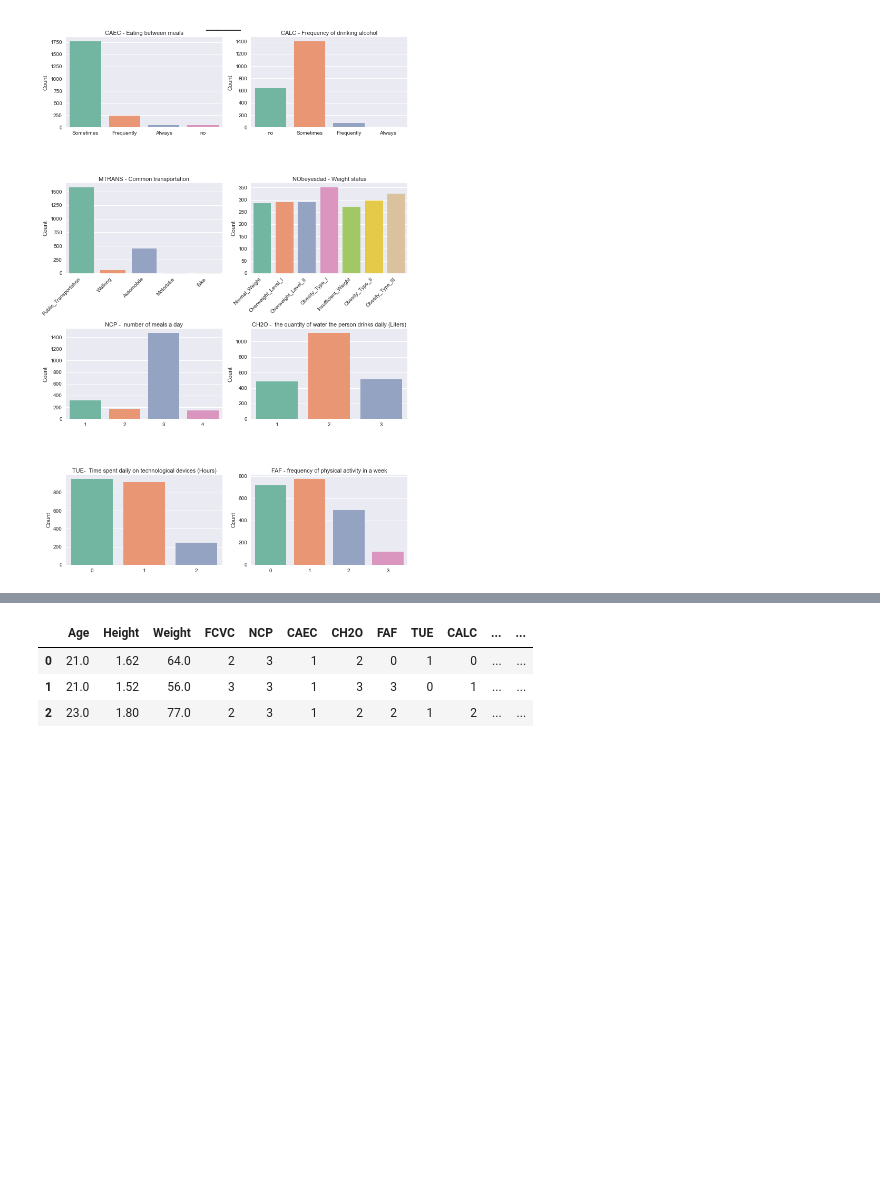
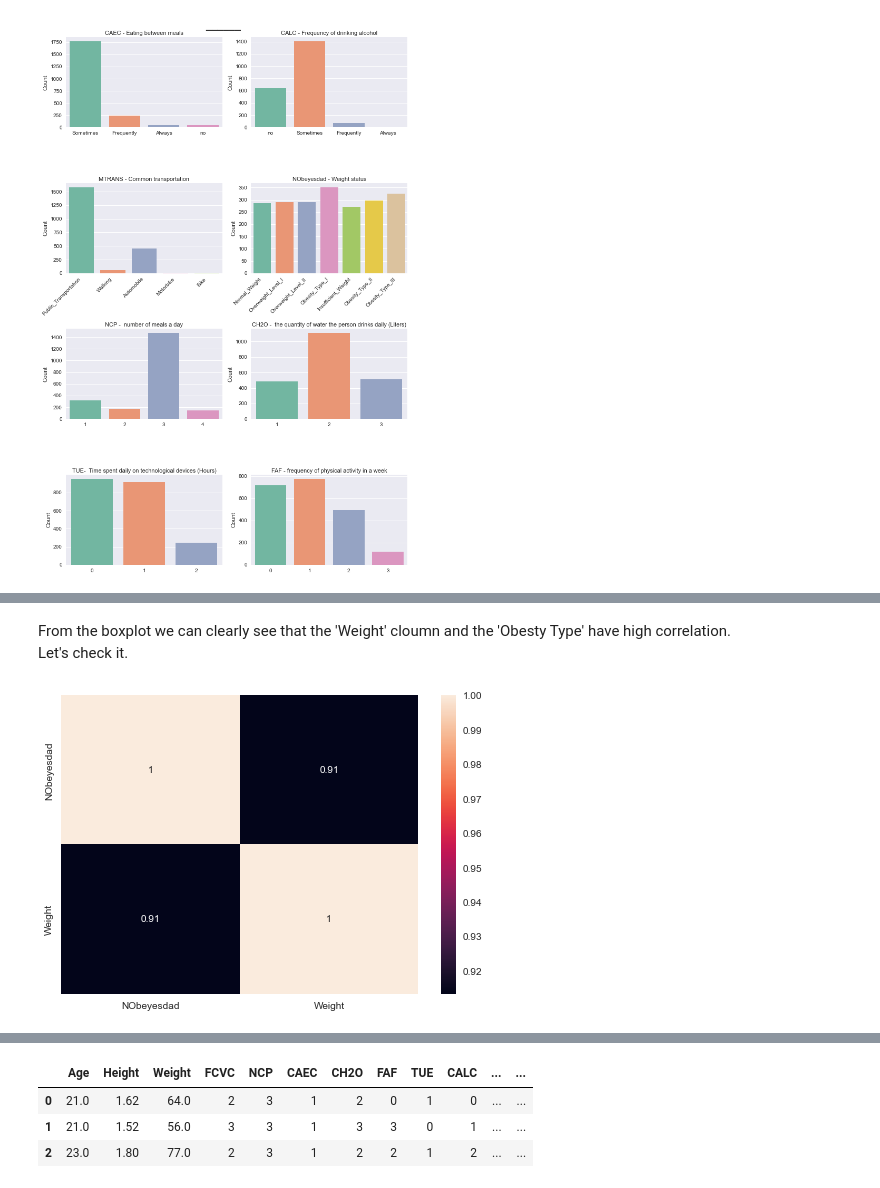
Before and after one commit to NoaAmichai/Obesity-Data-Science-Project, a Jupyter notebook: Obesity.ipynb, the cells around one changed output, grey strips where cells are left out. Drawn from its saved outputs; the diff is of its cells as text; code cells hidden in the pictures; blank space fills up the shorter version.

```diff
--- a/Obesity.ipynb
+++ b/Obesity.ipynb
@@ -163,0 +168,10 @@ plt.show()
+# %% [markdown]
+From the boxplot we can clearly see that the 'Weight' cloumn and the 'Obesty Type' have high correlation.<br>
+Let's check it.
+# %%
+df['NObeyesdad'] = df['NObeyesdad'].map({'Insufficient_Weight':0, 'Normal_Weight':1, 'Overweight_Level_I':2 ,
+                                        'Overweight_Level_II':3, 'Obesity_Type_I':4,'Obesity_Type_II':5,'Obesity_Type_III':6})
+sns.heatmap(df[['NObeyesdad','Weight']].corr(), annot=True)
+plt.show()
+# %% [output]
+[figure, added]
```
Also changed, not shown: parts of 19 cells of this notebook.
